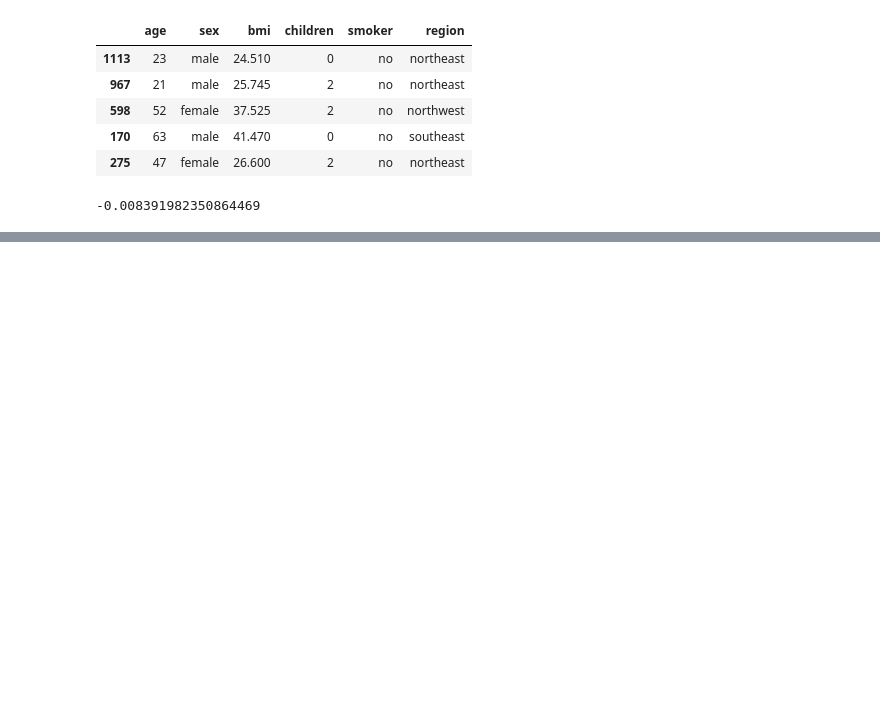
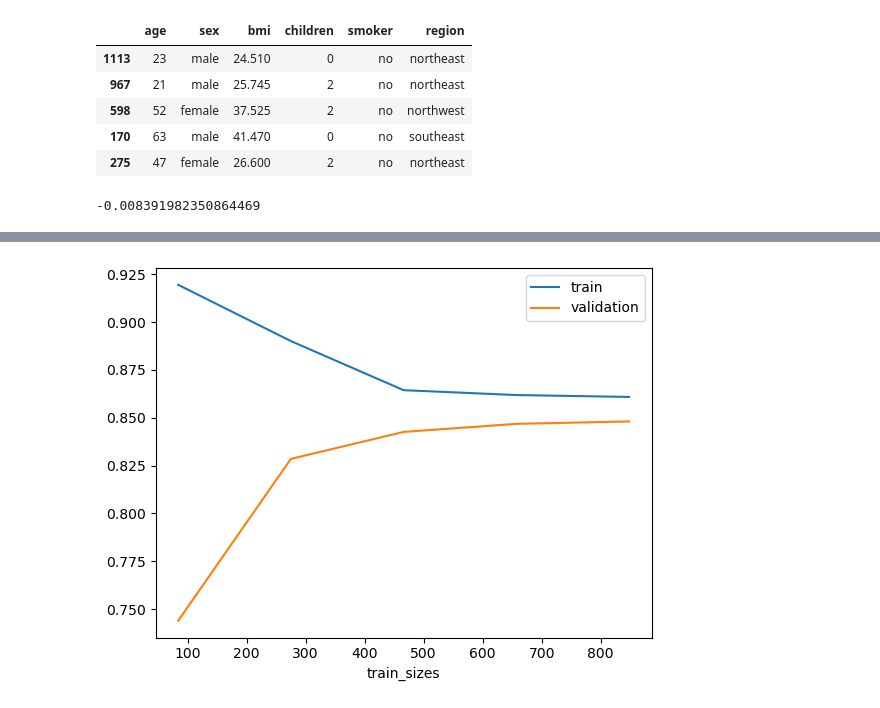
Before and after one commit to StevenDelval/Predire-une-prime-d-assurance-grace-l-IA, a Jupyter notebook: modelisation.ipynb, the cells around one changed output, grey strips where cells are left out. Saved outputs shown, nothing was run; the diff lists cells and outputs as text; code cells hidden in the pictures; blank space fills up the shorter version.

```diff
--- a/modelisation.ipynb
+++ b/modelisation.ipynb
@@ -139,9 +146,10 @@ plt.show()
+# %%
+train_sizes, train_scores, test_scores, fit_times, _ = learning_curve(modelLasso,X_train,y_train,cv=5,return_times=True)
 # %%
-# train_sizes, train_scores, test_scores, fit_times, _ = learning_curve(modelLasso,X_train,y_train,cv=5,return_times=True)
-
-
-# plt.plot(train_sizes, train_scores.mean(axis=1), label='train')
-# plt.plot(train_sizes, test_scores.mean(axis=1), label='validation')
-# plt.xlabel('train_sizes')
-# plt.legend()
-# plt.show()
+plt.plot(train_sizes, train_scores.mean(axis=1), label='train')
+plt.plot(train_sizes, test_scores.mean(axis=1), label='validation')
+plt.xlabel('train_sizes')
+plt.legend()
+plt.show()
+# %% [output]
+[figure, added]
```
Also changed, not shown: parts of 12 cells of this notebook.
